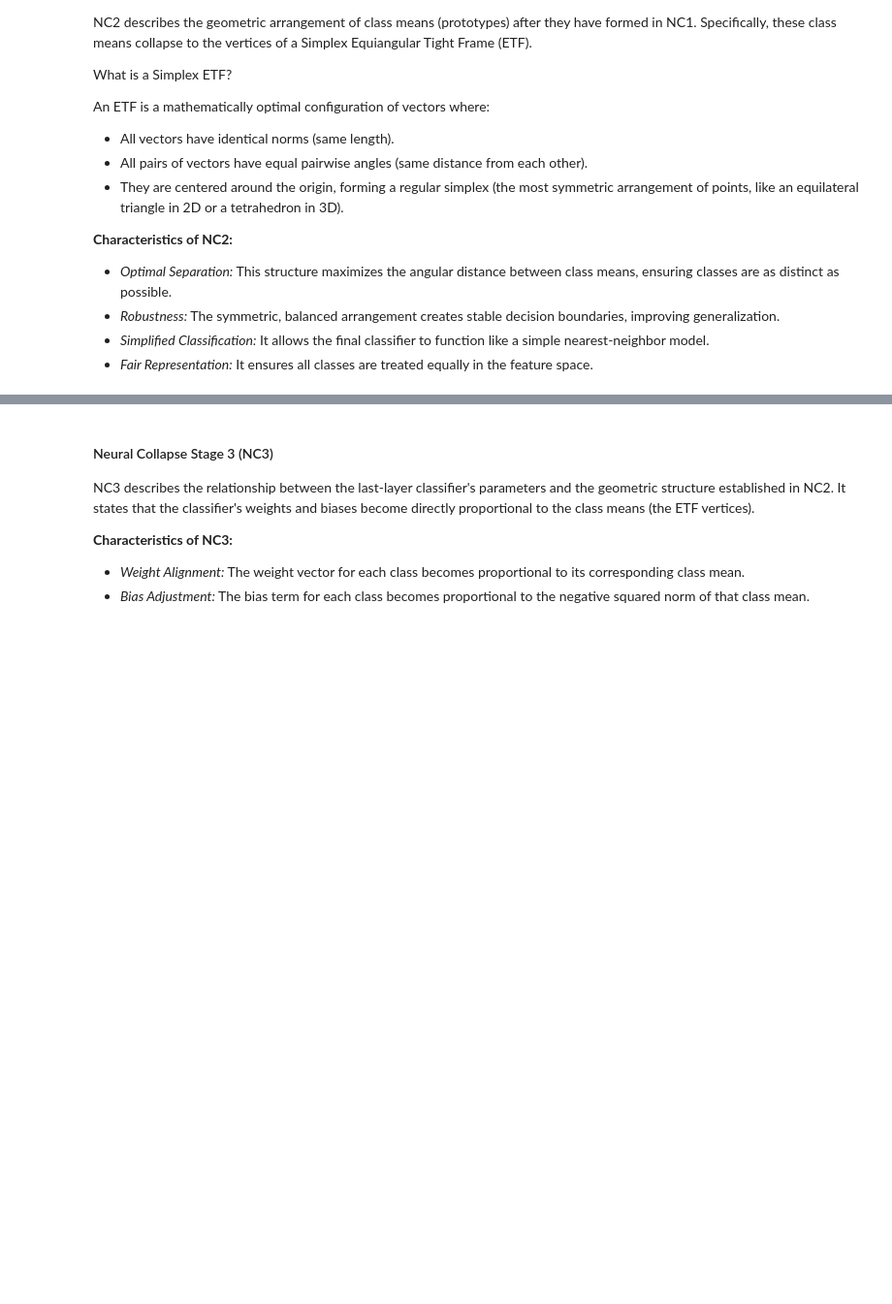
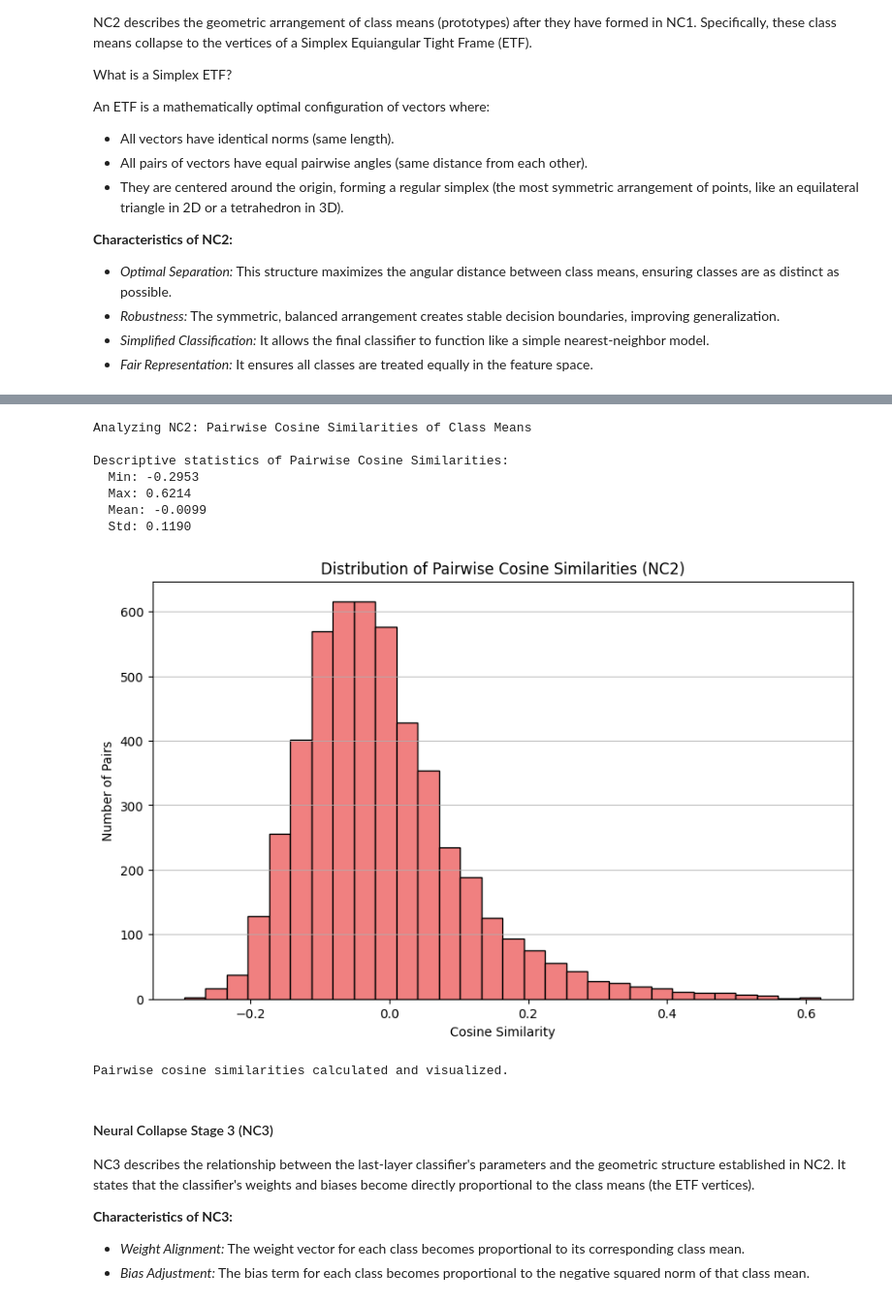
Before and after one commit to leofalabella/deeplearn_compvis, a Jupyter notebook: Practical_Work_Deep_Learning_for_Computer_Vision.ipynb, the cells around one changed output, grey strips where cells are left out. Shown at 97% size. Drawn from its saved outputs; the diff is of its cells as text; code cells hidden in the pictures; blank space fills up the shorter version.

```diff
--- a/Practical_Work_Deep_Learning_for_Computer_Vision.ipynb
+++ b/Practical_Work_Deep_Learning_for_Computer_Vision.ipynb
@@ -689,3 +796,51 @@ An ETF is a mathematically optimal configuration of vectors where:
+# %%
+print("\nAnalyzing NC2: Pairwise Cosine Similarities of Class Means")
+
+# Center the class means by subtracting the overall mean of class means
+centered_class_means = class_means_nc - torch.mean(class_means_nc, dim=0)
+
+# Calculate pairwise cosine similarities
+cosine_similarities = []
+for i in range(num_classes_nc):
+  for j in range(i + 1, num_classes_nc):
+    # Ensure tensors are normalized for cosine similarity if not already unit vectors
+    # Using centered means here for better ETF property verification
+    vec1 = centered_class_means[i]
+    vec2 = centered_class_means[j]
+    # Avoid division by zero for zero vectors, though unlikely for class means
+    if torch.norm(vec1) > 1e-6 and torch.norm(vec2) > 1e-6:
+      similarity = torch.dot(vec1, vec2) / (torch.norm(vec1) * torch.norm(vec2))
+      cosine_similarities.append(similarity.item())
+
+cosine_similarities = np.array(cosine_similarities)
+
+# Print descriptive statistics of the cosine similarities
+print(f"\nDescriptive statistics of Pairwise Cosine Similarities:")
+print(f"  Min: {np.min(cosine_similarities):.4f}")
+print(f"  Max: {np.max(cosine_similarities):.4f}")
+print(f"  Mean: {np.mean(cosine_similarities):.4f}")
+print(f"  Std: {np.std(cosine_similarities):.4f}")
+
+# Visualize the distribution of pairwise cosine similarities
+plt.figure(figsize=(10, 6))
+plt.hist(cosine_similarities, bins=30, color='lightcoral', edgecolor='black')
+plt.title('Distribution of Pairwise Cosine Similarities (NC2)')
+plt.xlabel('Cosine Similarity')
+plt.ylabel('Number of Pairs')
+plt.grid(axis='y', alpha=0.75)
+plt.show()
+
+print("Pairwise cosine similarities calculated and visualized.")
+# %% [output]
+Analyzing NC2: Pairwise Cosine Similarities of Class Means
+
+Descriptive statistics of Pairwise Cosine Similarities:
+  Min: -0.2953
+  Max: 0.6214
+  Mean: -0.0099
+  Std: 0.1190
+[figure, added]
+Pairwise cosine similarities calculated and visualized.
 # %% [markdown]
 #### Neural Collapse Stage 3 (NC3)
 
```
Also changed, not shown: parts of 15 cells of this notebook, 1 other file.
